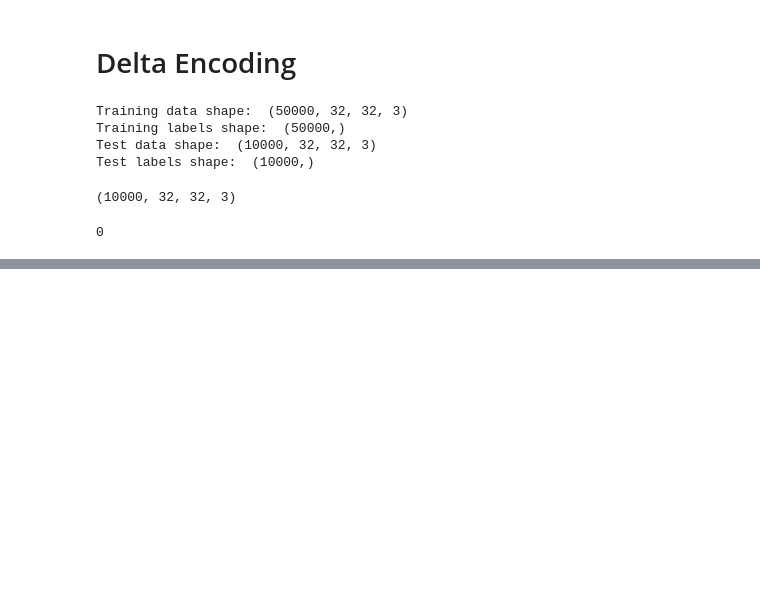
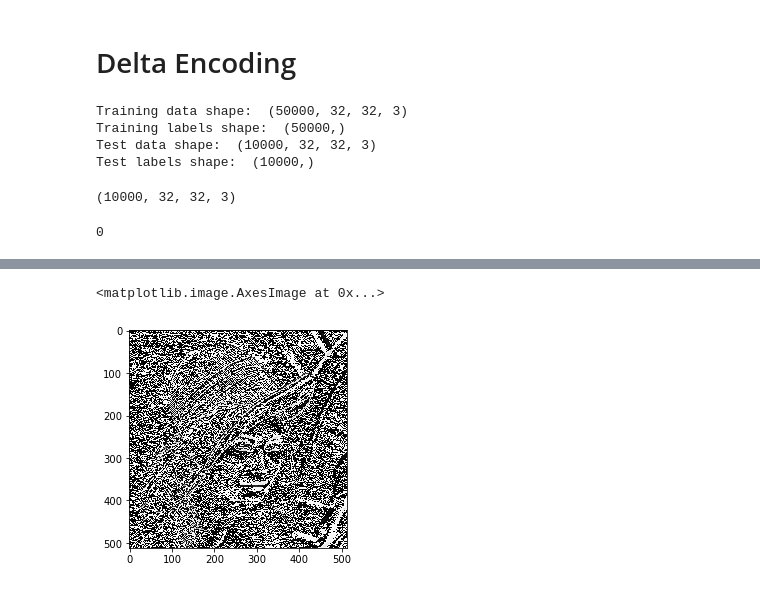
Before and after one commit to NguyenHai7120/Project4A-Optim-Stockage, a Jupyter notebook: DeltaEncoding.ipynb, the cells around one changed output, grey strips where cells are left out. Saved outputs shown, nothing was run; the diff lists cells and outputs as text; code cells hidden in the pictures; blank space fills up the shorter version.

```diff
--- a/DeltaEncoding.ipynb
+++ b/DeltaEncoding.ipynb
@@ -53,0 +72,5 @@ X_decoded = Delta_Decoder(X_encoded)
+# %%
+plt.imshow(lena_delta)
+# %% [output]
+<matplotlib.image.AxesImage at 0x...>
+[figure, added]
```
Also changed, not shown: parts of 11 cells of this notebook, 17 other files.
